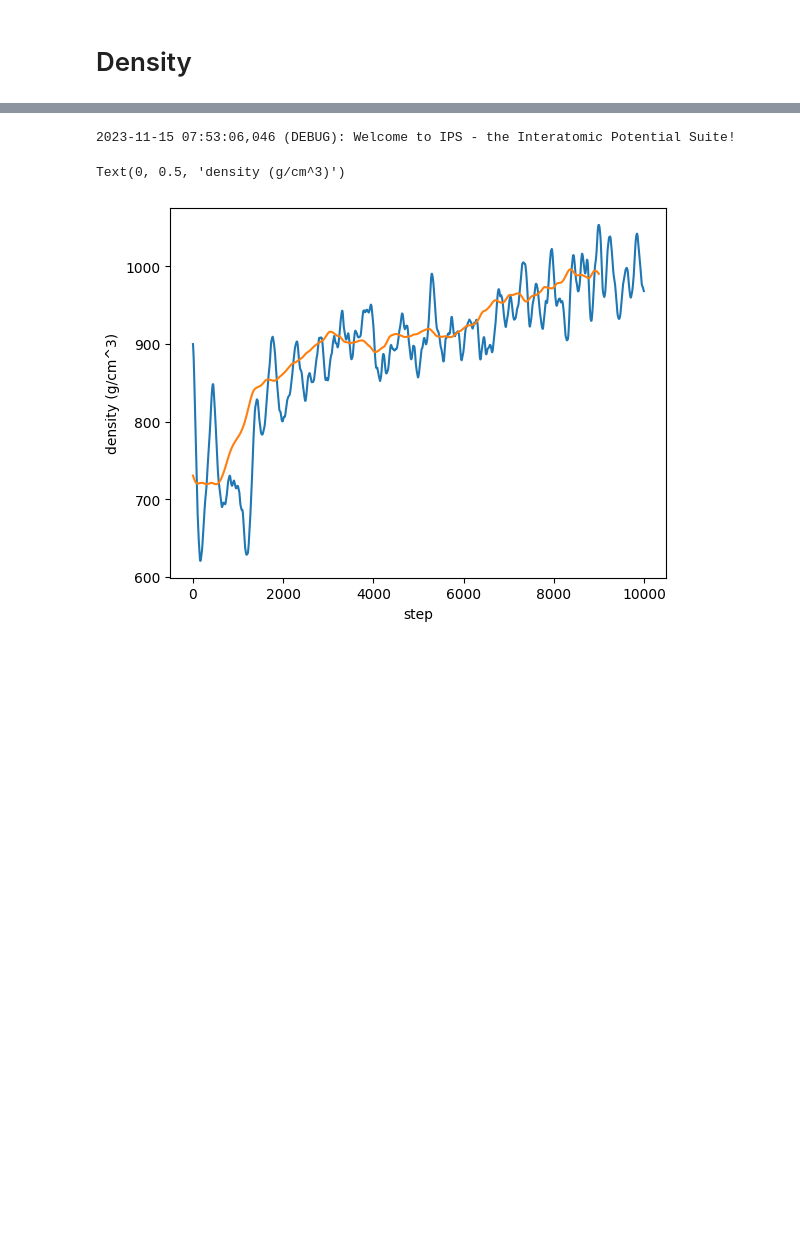
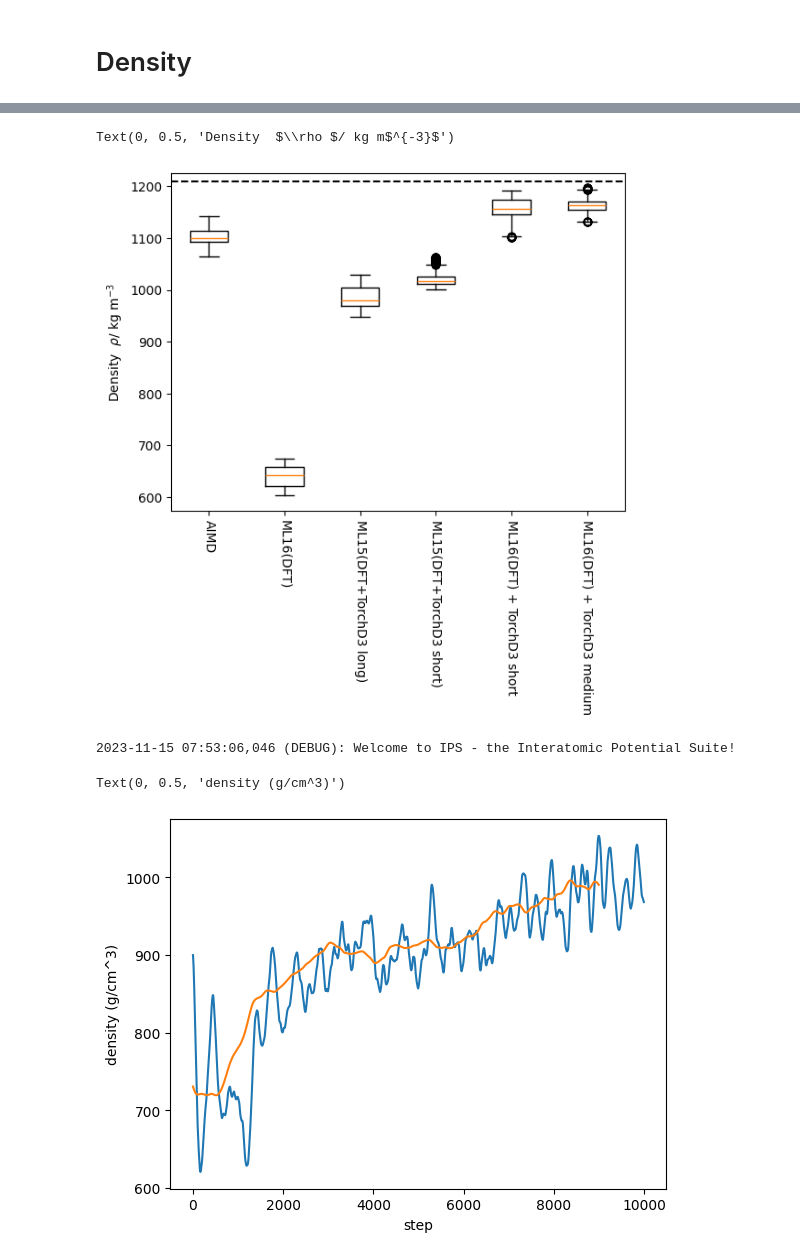
Before and after one commit to IPSProjects/BMIM-BF4, a Jupyter notebook: analysis.ipynb, the cells around one changed output, grey strips where cells are left out. Saved outputs shown, nothing was run; the diff lists cells and outputs as text; code cells hidden in the pictures; blank space fills up the shorter version.

```diff
--- a/analysis.ipynb
+++ b/analysis.ipynb
@@ -8,3 +74,33 @@ from ase import units
+# %%
+# boxplot of the last 1000 steps of the density
+fig, ax = plt.subplots()
+ax.boxplot(
+    [
+        aimd[1000:]["density"],
+        ml16_no_d3[1000:]["density"],
+        ml15_d3_long[1000:]["density"],
+        ml15_d3_short[1000:]["density"],
+        ml16_dftd3_short[1000:]["density"],
+        ml16_d3_medium[1000:]["density"],
+    ],
+    labels=[
+        "AIMD",
+        "ML16(DFT)",
+        "ML15(DFT+TorchD3 long)",
+        "ML15(DFT+TorchD3 short)",
+        "ML16(DFT) + TorchD3 short",
+        "ML16(DFT) + TorchD3 medium",
+    ],
+)
+ax.axhline(1210, color="black", linestyle="--")
+# rotate the labels
+for tick in ax.get_xticklabels():
+    tick.set_rotation(-90)
+
+ax.set_ylabel(r"Density  $\rho $/ kg m$^{-3}$")
+# %% [output]
+Text(0, 0.5, 'Density  $\\rho $/ kg m$^{-3}$')
+[figure, added]
 # %%
 atoms_list = zntrack.from_rev("ML13_ASEMD")
 # %% [output]
```
Also changed, not shown: parts of 3 cells of this notebook, 9 other files.
